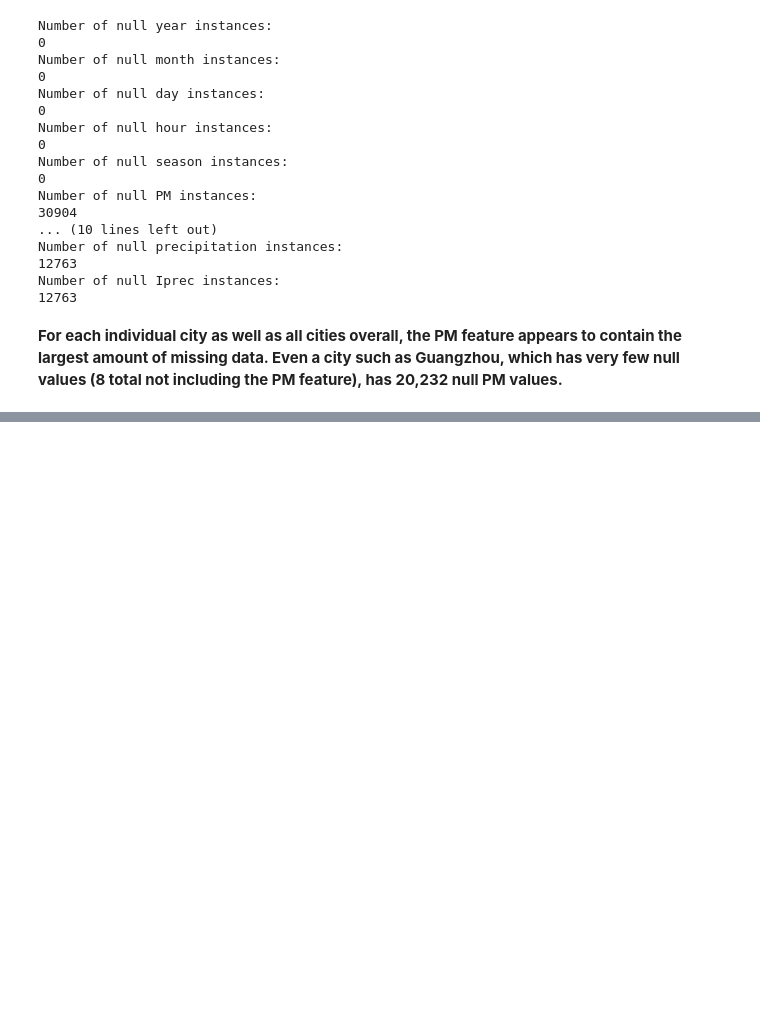
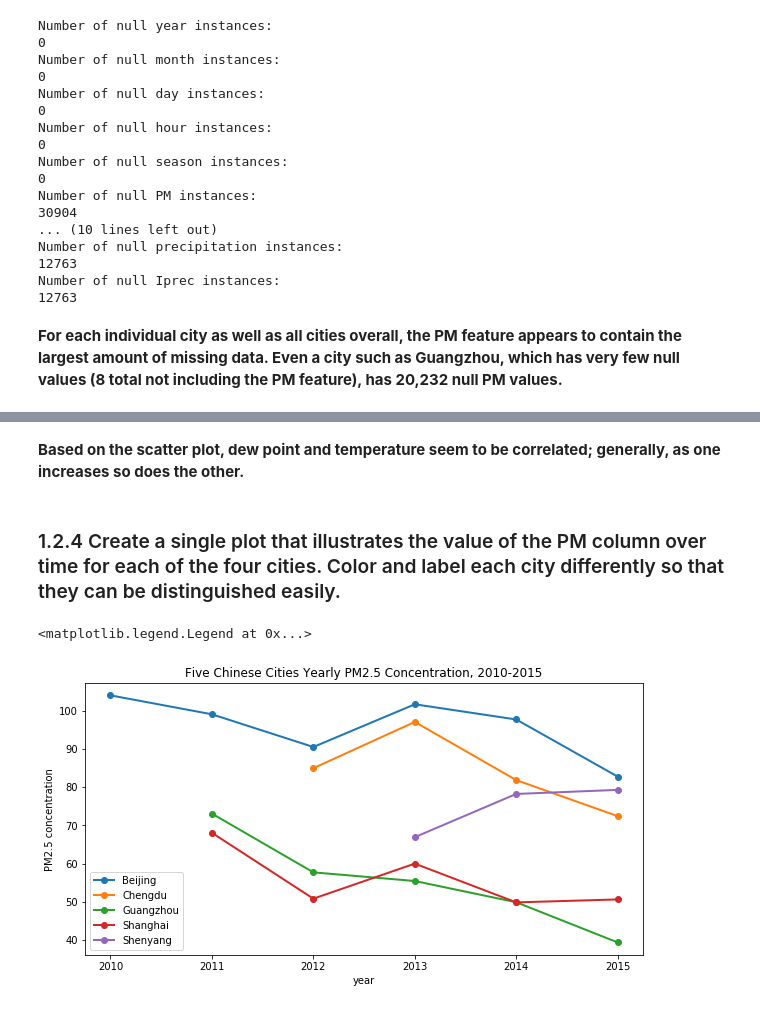
Before and after one commit to run-cmw/data-mining-practice, a Jupyter notebook: assignment5-wells.ipynb, the cells around one changed output, grey strips where cells are left out. Drawn from its saved outputs; the diff is of its cells as text; code cells hidden in the pictures; blank space fills up the shorter version.

```diff
--- a/assignment5-wells.ipynb
+++ b/assignment5-wells.ipynb
@@ -703,0 +782,28 @@ Number of null Iprec instances:
+# %% [markdown]
+**Based on the scatter plot, dew point and temperature seem to be correlated; generally, as one increases so does the other.**
+# %% [markdown]
+### 1.2.4 Create a single plot that illustrates the value of the PM column over time for each of the four cities. Color and label each city differently so that they can be distinguished easily.
+# %%
+# Get mean yearly PM to show values over time
+beijing_yearly_pm = beijing_df.pivot_table('PM', index='year', aggfunc='mean')
+beijing_yearly_pm
+chengdu_yearly_pm = chengdu_df.pivot_table('PM', index='year', aggfunc='mean')
+guangzhou_yearly_pm = guangzhou_df.pivot_table('PM', index='year', aggfunc='mean')
+shanghai_yearly_pm = shanghai_df.pivot_table('PM', index='year', aggfunc='mean')
+shenyang_yearly_pm = shenyang_df.pivot_table('PM', index='year', aggfunc='mean')
+
+plt.figure(figsize=(10, 5))#, facecolor='purple'
+plt.title("Five Chinese Cities Yearly PM2.5 Concentration, 2010-2015")
+plt.ylabel("PM2.5 concentration")
+plt.xlabel("year");
+
+bei = plt.plot(beijing_yearly_pm.index, beijing_yearly_pm['PM'], marker='o', linewidth=2.0, label='Beijing')
+che = plt.plot(chengdu_yearly_pm.index, chengdu_yearly_pm['PM'], marker='o', linewidth=2.0, label='Chengdu')
+gua = plt.plot(guangzhou_yearly_pm.index, guangzhou_yearly_pm['PM'], marker='o', linewidth=2.0, label='Guangzhou')
+sha = plt.plot(shanghai_yearly_pm.index, shanghai_yearly_pm['PM'], marker='o', linewidth=2.0, label='Shanghai')
+she = plt.plot(shenyang_yearly_pm.index, shenyang_yearly_pm['PM'], marker='o', linewidth=2.0, label='Shenyang')
+
+plt.legend()
+# %% [output]
+<matplotlib.legend.Legend at 0x...>
+[figure, added]
```
Also changed, not shown: parts of 25 cells of this notebook.
